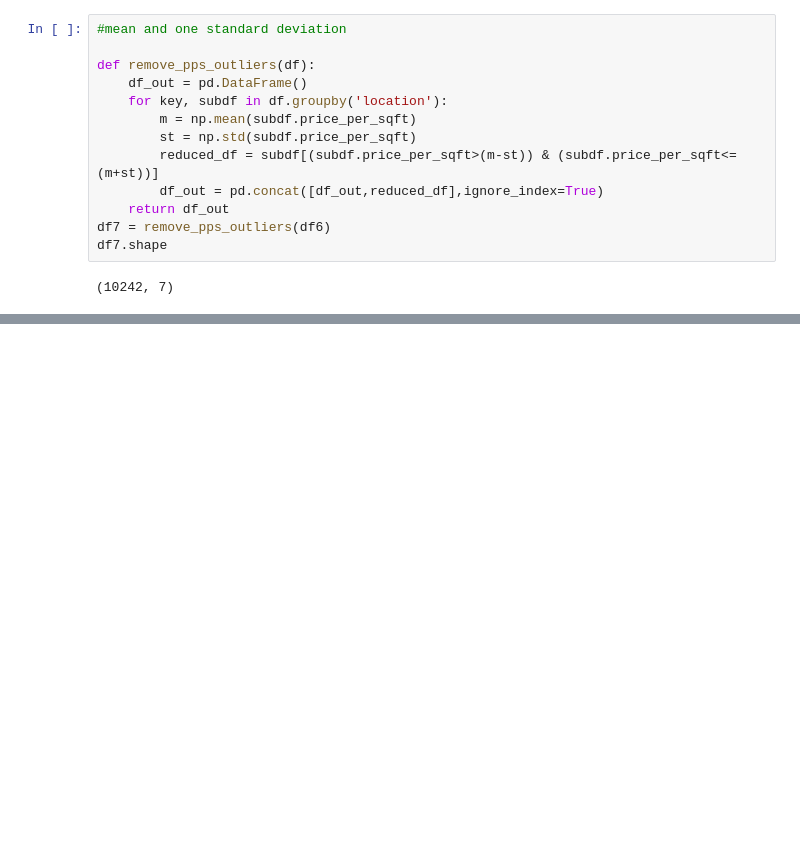
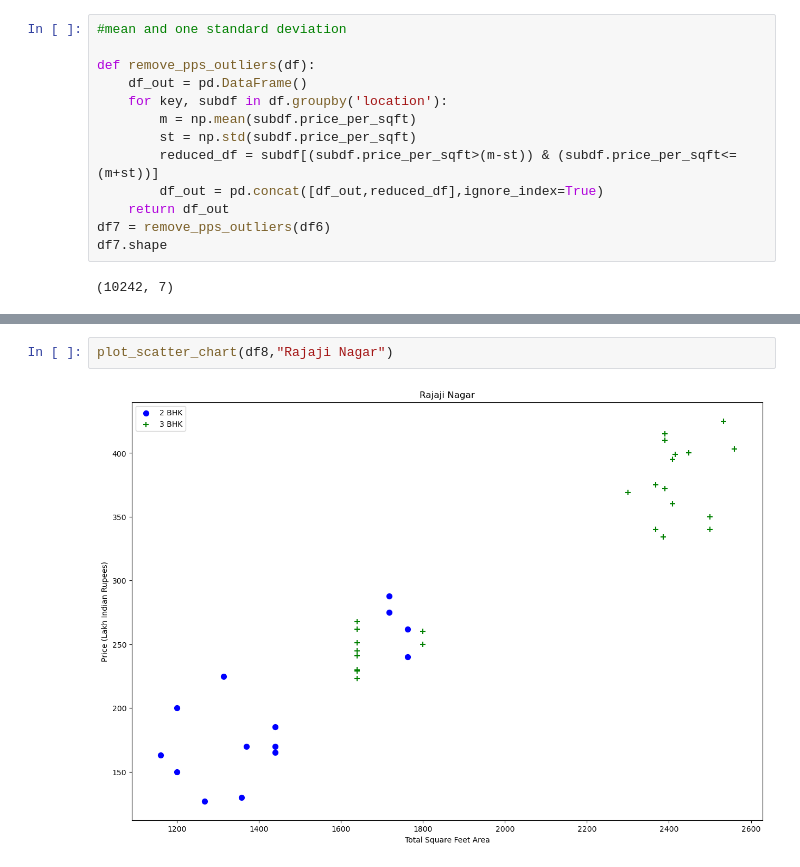
Before and after one commit to aka1sh/realestate, a Jupyter notebook: model/model.ipynb, the cells around one changed output, grey strips where cells are left out. Saved outputs shown, nothing was run; the diff lists cells and outputs as text; blank space fills up the shorter version.

```diff
--- a/model/model.ipynb
+++ b/model/model.ipynb
@@ -184,0 +225,4 @@ df7.shape
+# %%
+plot_scatter_chart(df8,"Rajaji Nagar")
+# %% [output]
+[figure, added]
```
Also changed, not shown: parts of 4 cells of this notebook.
